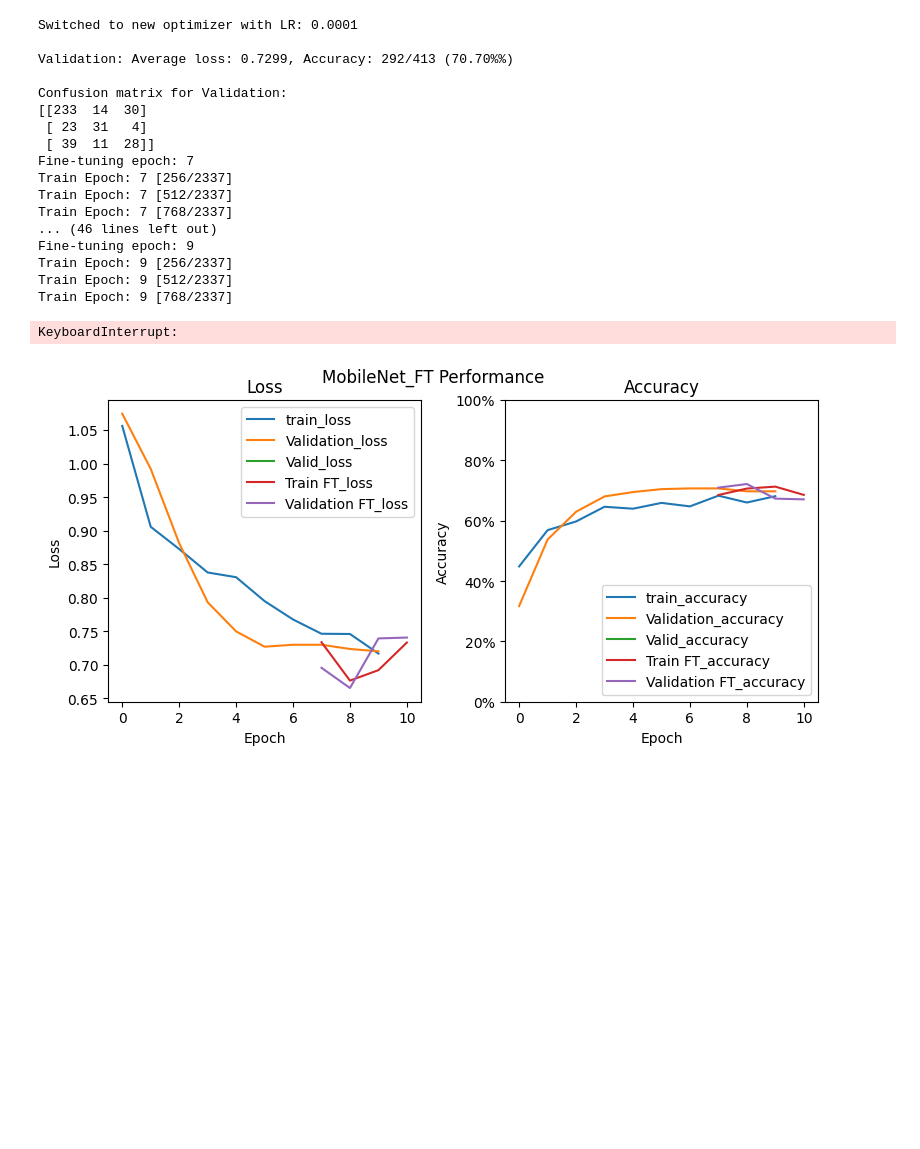
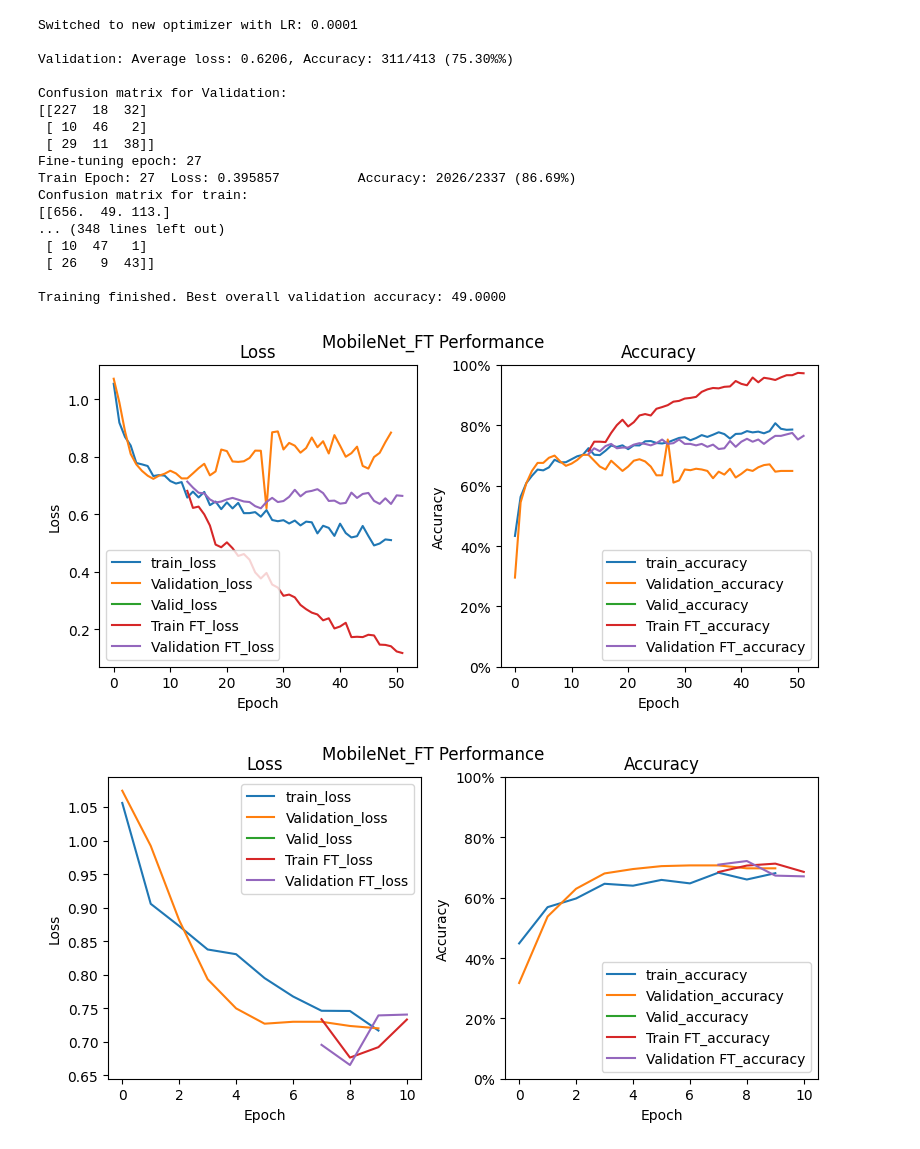
Before and after one commit to Santy-K/Skin-Lesion-DL-Classifier, a Jupyter notebook: Test.ipynb, the cells around one changed output. Saved outputs shown, nothing was run; the diff lists cells and outputs as text; code cells hidden in the pictures; blank space fills up the shorter version.

```diff
--- a/Test.ipynb
+++ b/Test.ipynb
@@ -589,49 +588,49 @@ trainer.optimizer = optimizer_finetune
 print(f"Switched to new optimizer with LR: {learning_rate_finetune}")
 
 # 3. Continue training for a few more epochs
-num_finetune_epochs = 15 # Example: Train for 15 more epochs
+num_finetune_epochs = 25 # Example: Train for 15 more epochs
 start_finetune_epoch = best_epoch+1 # Continue epoch numbering for logging
 
 trainer.test(valid_loader, "Validation", start_finetune_epoch)
 
 for epoch in range(start_finetune_epoch, start_finetune_epoch + num_finetune_epochs):
     print(f"Fine-tuning epoch: {epoch}")
     # Use the same training method, it will now use the new optimizer
     trainer.train(train_loader, epoch, name=f"Train FT")
 
     print(f"Validating fine-tuning epoch: {epoch}")
     val_acc = trainer.test(valid_loader, "Validation FT", epoch)
 
     trainer.save_model(f"models/{name}_{epoch}_ft.pth", model_name=f"history/{name}_ft")
 
     if val_acc > best_accuracy:
         best_accuracy = val_acc
         best_model_file = f"models/{name}_{epoch}_ft.pth"
         best_epoch = epoch
         print(f"New best accuracy: {best_accuracy}")
 
-print(f"\nTraining finished. Best overall validation accuracy: {best_epoch:.4f}")
+print(f"\nTraining finished. Best overall validation accuracy: {best_epoch}, {best_accuracy:.2%}")
 
 trainer.plot_model(model_name="MobileNet_FT", path=f"plots/{name}_ft.jpg")
 # %% [output]
 Switched to new optimizer with LR: 0.0001
 
-Validation: Average loss: 0.7299, Accuracy: 292/413 (70.70%%)
+Validation: Average loss: 0.6206, Accuracy: 311/413 (75.30%%)
 
 Confusion matrix for Validation:
-[[233  14  30]
- [ 23  31   4]
- [ 39  11  28]]
-Fine-tuning epoch: 7
-Train Epoch: 7 [256/2337]
-Train Epoch: 7 [512/2337]
-Train Epoch: 7 [768/2337]
-... (46 lines left out)
-Fine-tuning epoch: 9
-Train Epoch: 9 [256/2337]
-Train Epoch: 9 [512/2337]
-Train Epoch: 9 [768/2337]
+[[227  18  32]
+ [ 10  46   2]
+ [ 29  11  38]]
+Fine-tuning epoch: 27
+Train Epoch: 27  Loss: 0.395857          Accuracy: 2026/2337 (86.69%)
+Confusion matrix for train:
+[[656.  49. 113.]
+... (348 lines left out)
+ [ 10  47   1]
+ [ 26   9  43]]
+
+Training finished. Best overall validation accuracy: 49.0000
-KeyboardInterrupt:
+[figure, added]
 # %%
 trainer.plot_model(model_name="MobileNet_FT", path=f"plots/{name}_ft.jpg")
 # %% [output]
```
Also changed, not shown: parts of 3 cells of this notebook.
